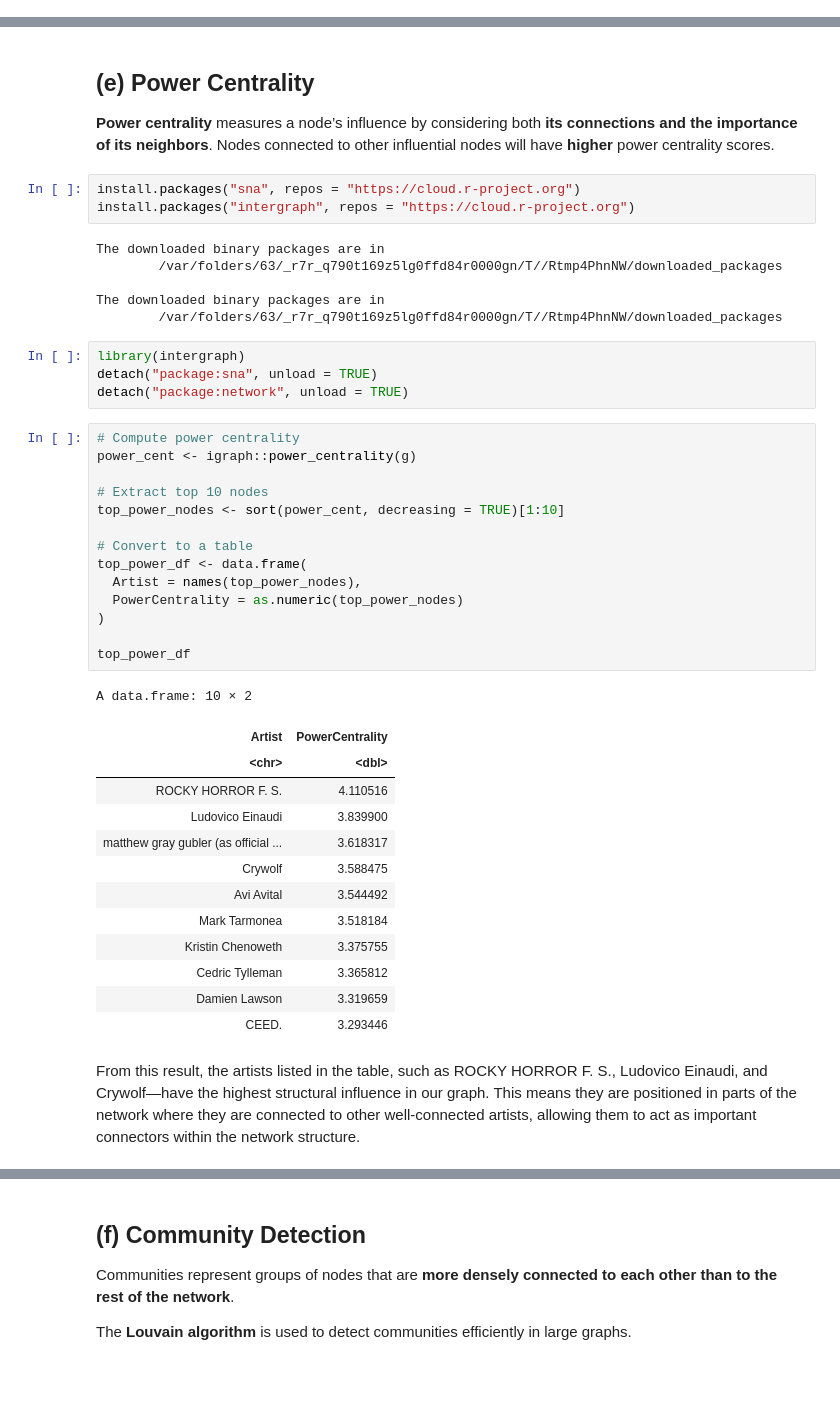
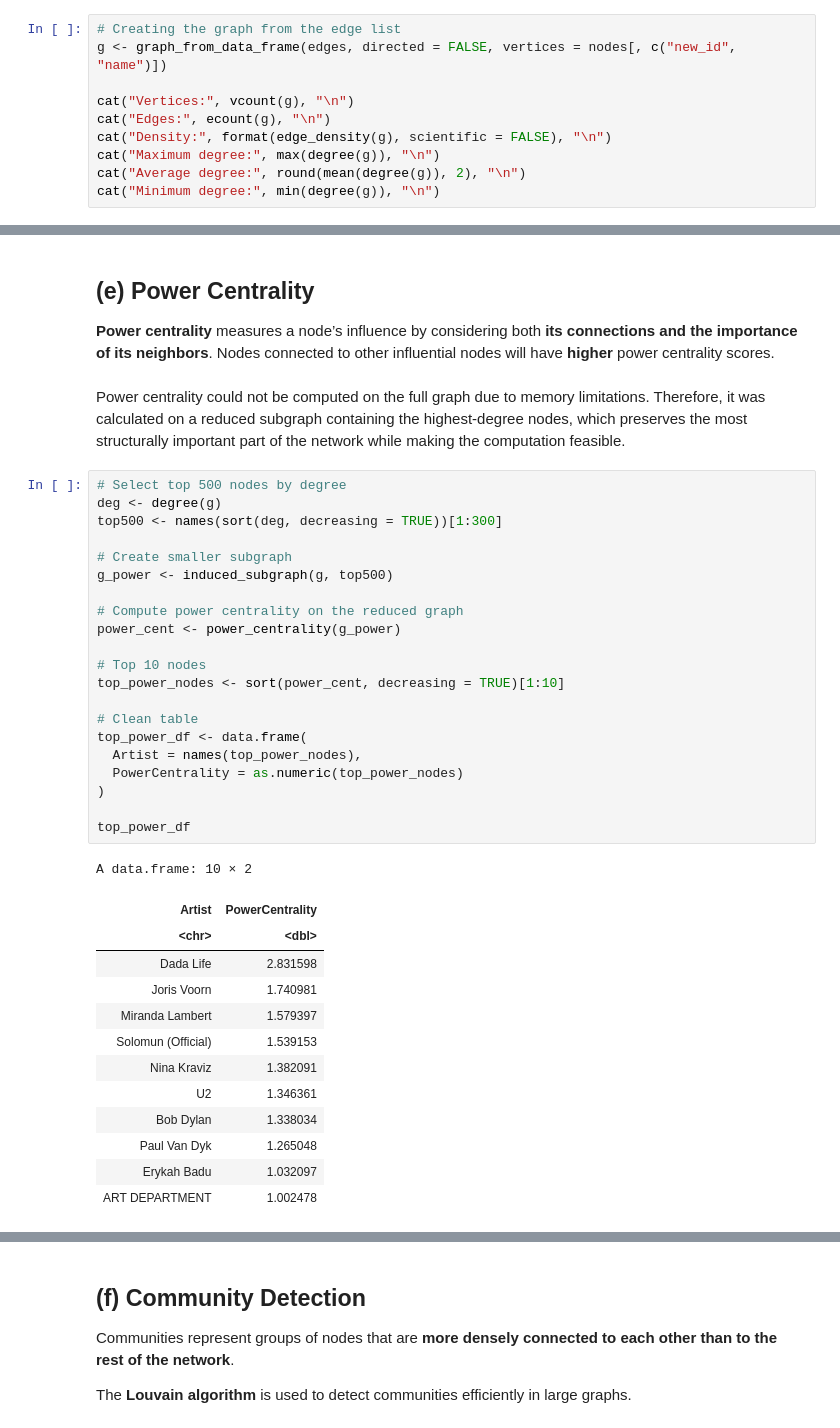
Before and after one commit to ilpalazz0/Big-Data-Assignment-1, a Jupyter notebook: graph.ipynb, the cells around one changed output, grey strips where cells are left out. Saved outputs shown, nothing was run; the diff lists cells and outputs as text; blank space fills up the shorter version.

```diff
--- a/graph.ipynb
+++ b/graph.ipynb
@@ -51,0 +66,10 @@ g <- graph_from_data_frame(edges, directed = FALSE, vertices = nodes[, c("new_id
+# %%
+# Creating the graph from the edge list
+g <- graph_from_data_frame(edges, directed = FALSE, vertices = nodes[, c("new_id", "name")])
+
+cat("Vertices:", vcount(g), "\n")
+cat("Edges:", ecount(g), "\n")
+cat("Density:", format(edge_density(g), scientific = FALSE), "\n")
+cat("Maximum degree:", max(degree(g)), "\n")
+cat("Average degree:", round(mean(degree(g)), 2), "\n")
+cat("Minimum degree:", min(degree(g)), "\n")
@@ -216,46 +254,40 @@ The ego network represents a node and all nodes directly connected to it. In thi
 ## (e) Power Centrality
 **Power centrality** measures a node’s influence by considering both **its connections and the importance of its neighbors**.
 Nodes connected to other influential nodes will have **higher** power centrality scores.
-# %%
-install.packages("sna", repos = "https://cloud.r-project.org")
-install.packages("intergraph", repos = "https://cloud.r-project.org")
-# %% [output]
-The downloaded binary packages are in
-        /var/folders/63/_r7r_q790t169z5lg0ffd84r0000gn/T//Rtmp4PhnNW/downloaded_packages
-
-The downloaded binary packages are in
-        /var/folders/63/_r7r_q790t169z5lg0ffd84r0000gn/T//Rtmp4PhnNW/downloaded_packages
-# %%
-library(intergraph)
-detach("package:sna", unload = TRUE)
-detach("package:network", unload = TRUE)
+# %% [markdown]
+Power centrality could not be computed on the full graph due to memory limitations. Therefore, it was calculated on a reduced subgraph containing the highest-degree nodes, which preserves the most structurally important part of the network while making the computation feasible.
 # %%
-# Compute power centrality
-power_cent <- igraph::power_centrality(g)
+# Select top 500 nodes by degree
+deg <- degree(g)
+top500 <- names(sort(deg, decreasing = TRUE))[1:300]
 
-# Extract top 10 nodes
+# Create smaller subgraph
+g_power <- induced_subgraph(g, top500)
+
+# Compute power centrality on the reduced graph
+power_cent <- power_centrality(g_power)
+
+# Top 10 nodes
 top_power_nodes <- sort(power_cent, decreasing = TRUE)[1:10]
 
-# Convert to a table
+# Clean table
 top_power_df <- data.frame(
   Artist = names(top_power_nodes),
   PowerCentrality = as.numeric(top_power_nodes)
 )
 
 top_power_df
 # %% [output]
 A data.frame: 10 × 2
 | Artist | PowerCentrality |
 | <chr> | <dbl> |
-| ROCKY HORROR F. S. | 4.110516 |
-| Ludovico Einaudi | 3.839900 |
-| matthew gray gubler (as official ... | 3.618317 |
-| Crywolf | 3.588475 |
-| Avi Avital | 3.544492 |
-| Mark Tarmonea | 3.518184 |
-| Kristin Chenoweth | 3.375755 |
-| Cedric Tylleman | 3.365812 |
-| Damien Lawson | 3.319659 |
-| CEED. | 3.293446 |
+| Dada Life | 2.831598 |
+| Joris Voorn | 1.740981 |
+| Miranda Lambert | 1.579397 |
+| Solomun (Official) | 1.539153 |
+| Nina Kraviz | 1.382091 |
+| U2 | 1.346361 |
+| Bob Dylan | 1.338034 |
+| Paul Van Dyk | 1.265048 |
+| Erykah Badu | 1.032097 |
+| ART DEPARTMENT | 1.002478 |
-# %% [markdown]
-From this result, the artists listed in the table, such as ROCKY HORROR F. S., Ludovico Einaudi, and Crywolf—have the highest structural influence in our graph. This means they are positioned in parts of the network where they are connected to other well-connected artists, allowing them to act as important connectors within the network structure.
```
Also changed, not shown: parts of 26 cells of this notebook, 1 other file.
